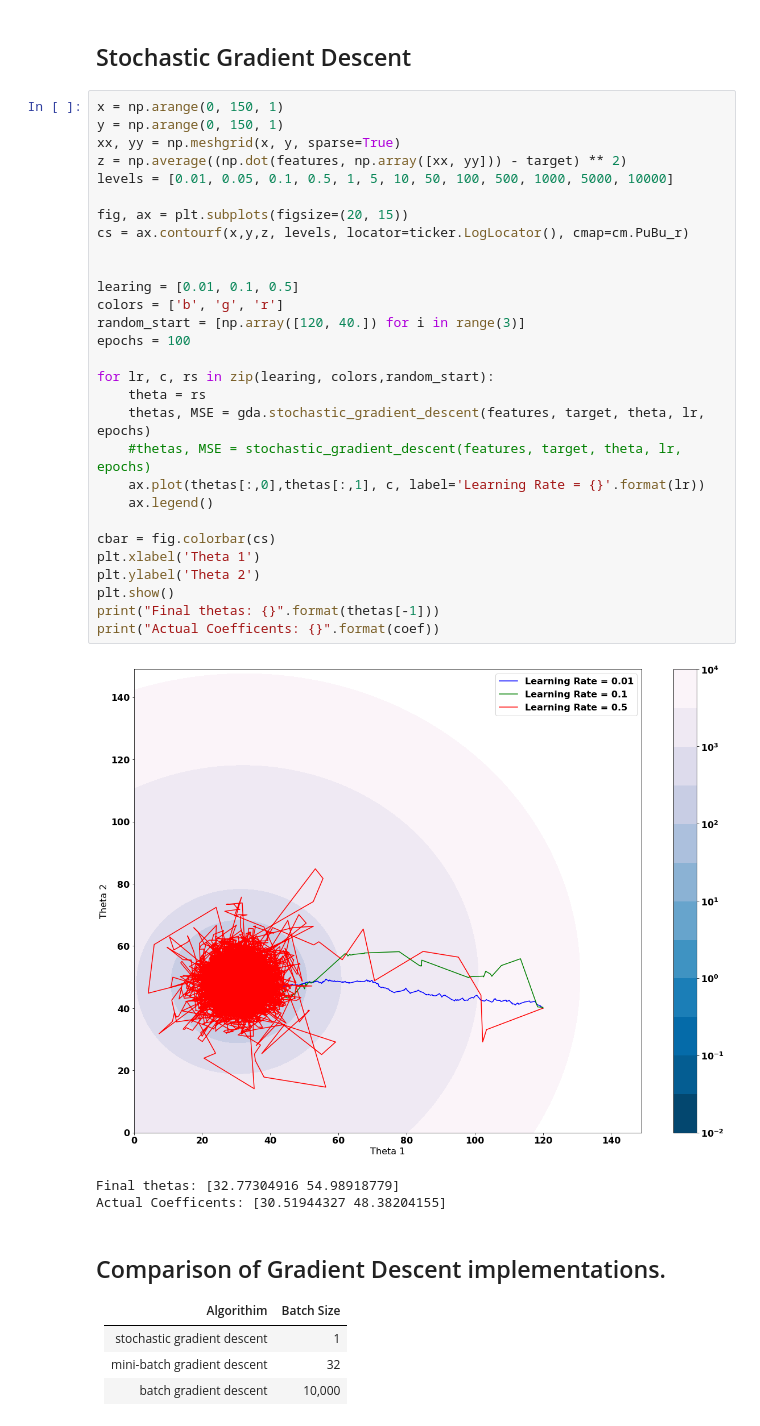
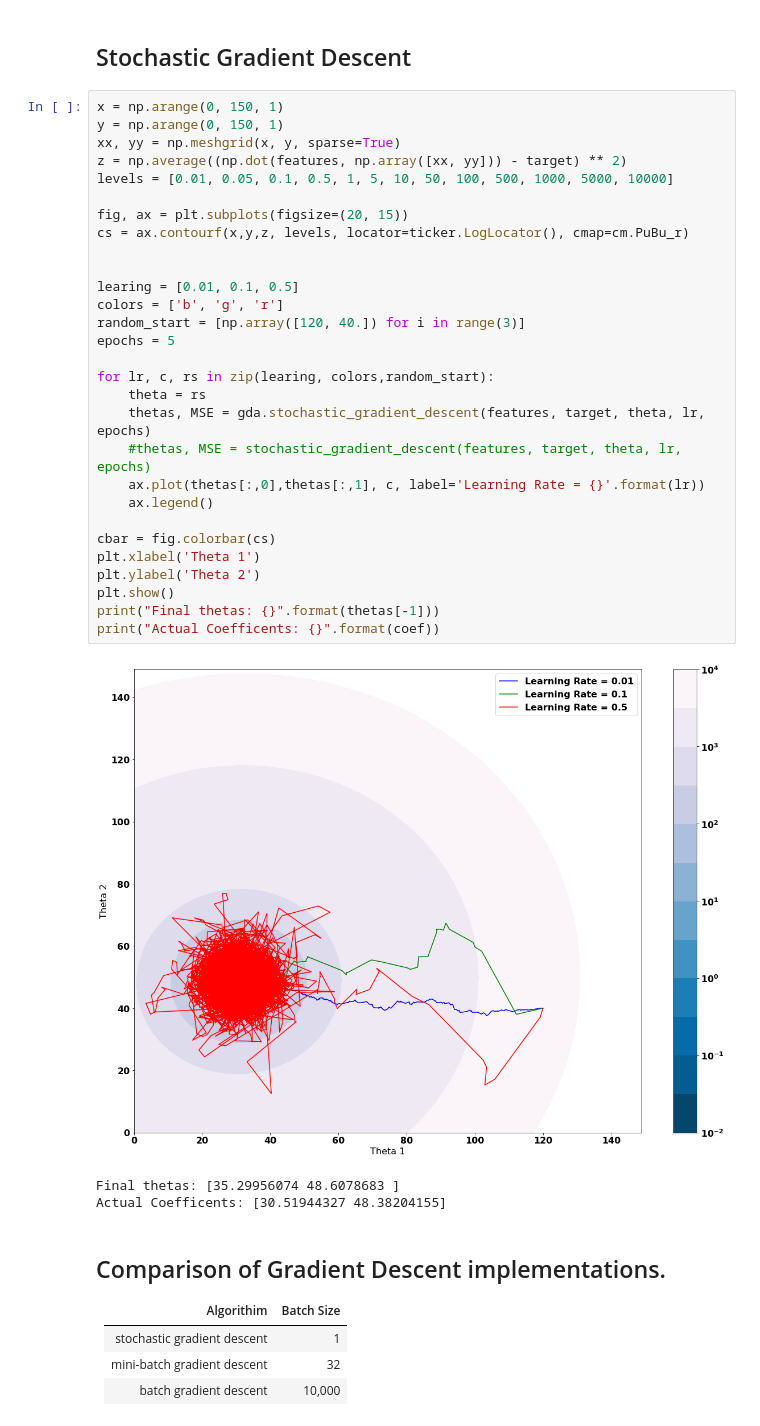
Before and after one commit to robahall/GradDesc, a Jupyter notebook: notebooks/1.0_rah_Gradient_Descent_Algorithims.ipynb, the cells around one changed output. Drawn from its saved outputs; the diff is of its cells as text.

```diff
--- a/notebooks/1.0_rah_Gradient_Descent_Algorithims.ipynb
+++ b/notebooks/1.0_rah_Gradient_Descent_Algorithims.ipynb
@@ -68,35 +68,35 @@ Actual Coefficents: [30.51944327 48.38204155]
 # %%
 x = np.arange(0, 150, 1)
 y = np.arange(0, 150, 1)
 xx, yy = np.meshgrid(x, y, sparse=True)
 z = np.average((np.dot(features, np.array([xx, yy])) - target) ** 2)
 levels = [0.01, 0.05, 0.1, 0.5, 1, 5, 10, 50, 100, 500, 1000, 5000, 10000]
 
 fig, ax = plt.subplots(figsize=(20, 15))
 cs = ax.contourf(x,y,z, levels, locator=ticker.LogLocator(), cmap=cm.PuBu_r)
 
 
 learing = [0.01, 0.1, 0.5]
 colors = ['b', 'g', 'r']
 random_start = [np.array([120, 40.]) for i in range(3)]
-epochs = 100
+epochs = 5
 
 for lr, c, rs in zip(learing, colors,random_start):
     theta = rs
     thetas, MSE = gda.stochastic_gradient_descent(features, target, theta, lr, epochs)
     #thetas, MSE = stochastic_gradient_descent(features, target, theta, lr, epochs)
     ax.plot(thetas[:,0],thetas[:,1], c, label='Learning Rate = {}'.format(lr))
     ax.legend()
 
 cbar = fig.colorbar(cs)
 plt.xlabel('Theta 1')
 plt.ylabel('Theta 2')
 plt.show()
 print("Final thetas: {}".format(thetas[-1]))
 print("Actual Coefficents: {}".format(coef))
 # %% [output]
-[figure, old version]
+[figure, new version]
-Final thetas: [32.77304916 54.98918779]
+Final thetas: [35.29956074 48.6078683 ]
 Actual Coefficents: [30.51944327 48.38204155]
 # %% [markdown]
 ## Comparison of Gradient Descent implementations.
```
Also changed, not shown: parts of 1 cell of this notebook.
